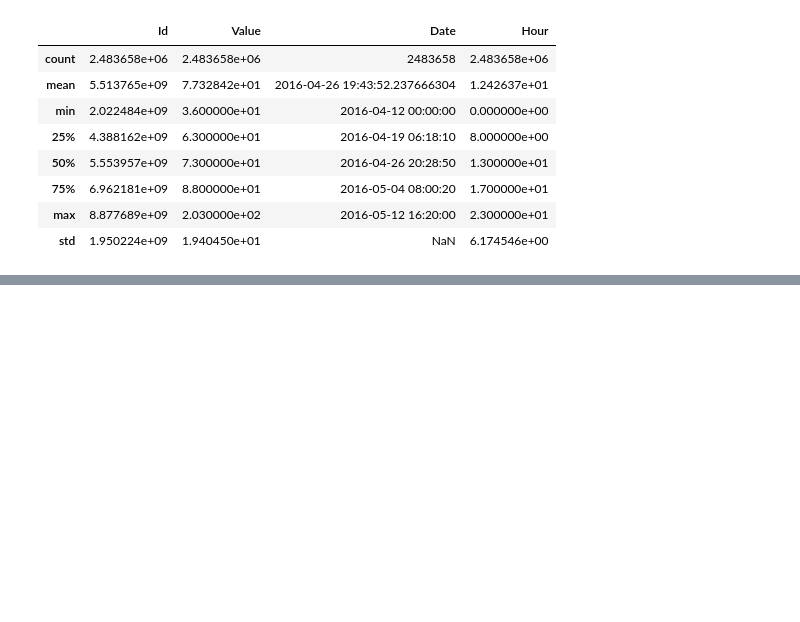
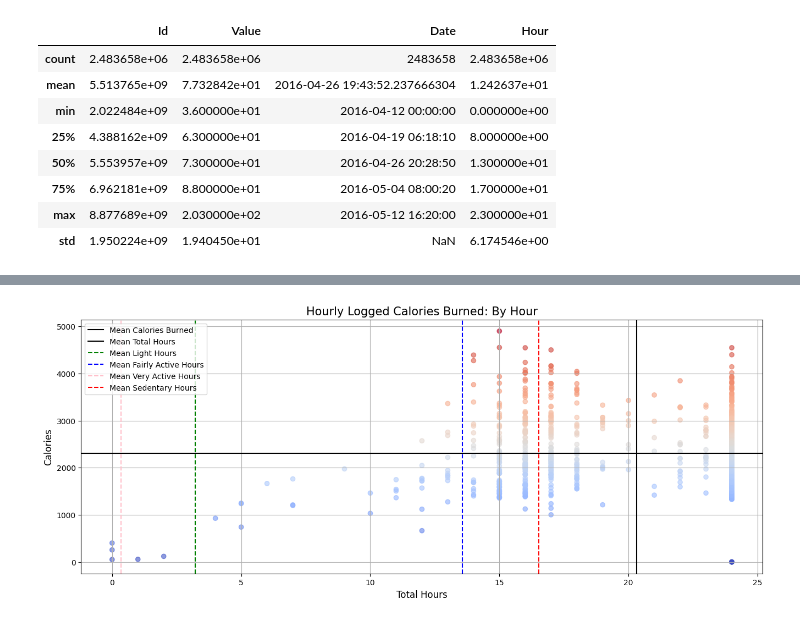
Before and after one commit to lyalldata/Data-Analysis-Portfolio, a Jupyter notebook: Python/BellaBeat/Bellabeat.ipynb, the cells around one changed output, grey strips where cells are left out. Cells and saved outputs as stored; diff of their text form; code cells hidden in the pictures; blank space fills up the shorter version.

```diff
--- a/Python/BellaBeat/Bellabeat.ipynb
+++ b/Python/BellaBeat/Bellabeat.ipynb
@@ -636,0 +687,22 @@ heart.describe()
+# %%
+# viz 3 Calories burned hourly
+
+plt.figure(figsize =(16,6))
+plt.scatter(df_2['total_hours'],df_2['Calories_x'],
+            alpha = 0.6,c=df_2['Calories_x'],cmap ='coolwarm',)
+
+plt.xlabel('Total Hours', fontsize = 12)
+plt.ylabel('Calories', fontsize =12)
+plt.title("Hourly Logged Calories Burned: By Hour", fontsize = 15)
+plt.axhline(mean_calories, color ='Black', label = 'Mean Calories Burned')
+plt.axvline(mean_hours, color ='Black', label = 'Mean Total Hours')
+plt.axvline(mean_light, color ='Green', label = 'Mean Light Hours', linestyle ="--")
+plt.axvline(mean_fairlyActive, color ='blue', label = 'Mean Fairly Active Hours', linestyle ="--")
+plt.axvline(mean_V_active, color ='pink', label = 'Mean Very Active Hours', linestyle ="--")
+plt.axvline(mean_sedentary, color ='red', label = 'Mean Sedentary Hours', linestyle ="--")
+
+plt.legend()
+plt.grid()
+plt.show()
+# %% [output]
+[figure, added]
```
Also changed, not shown: parts of 13 cells of this notebook.
